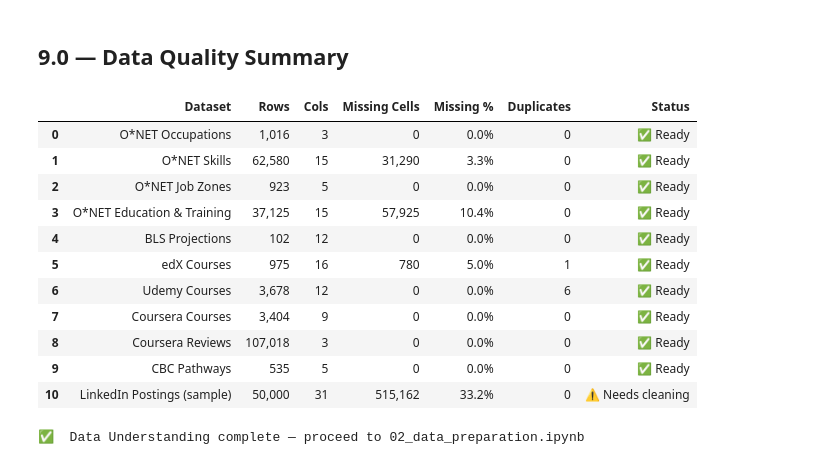
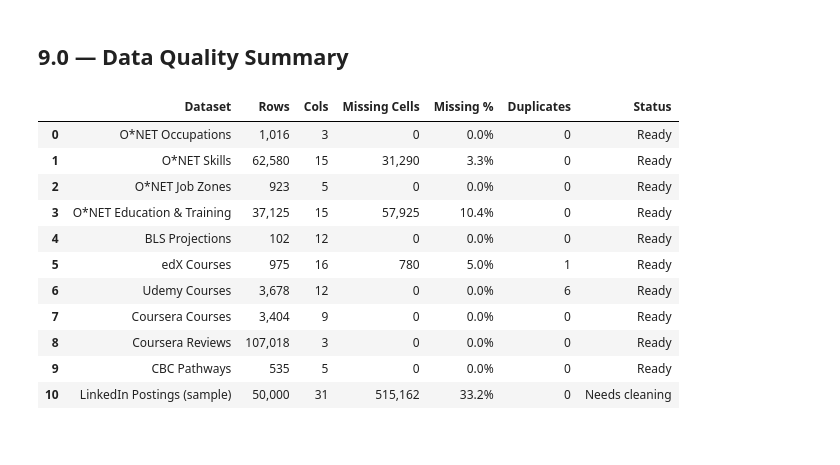
Before and after one commit to Mwanaishaali/Cap_Stone_Project, a Jupyter notebook: 01_data_understanding.ipynb, the cells around one changed output. Saved outputs shown, nothing was run; the diff lists cells and outputs as text; code cells hidden in the pictures.

```diff
--- a/01_data_understanding.ipynb
+++ b/01_data_understanding.ipynb
@@ -435,44 +433,42 @@ if 'pathway' in cbc_df.columns and 'track' in cbc_df.columns:
 loaded_dfs = {
     'O*NET Occupations':          onet_occ,
     'O*NET Skills':               onet_skills,
     'O*NET Job Zones':            onet_jz,
     'O*NET Education & Training': onet_edu,
     'BLS Projections':            bls_df,
     'edX Courses':                edx_df,
     'Udemy Courses':              udemy_df,
     'Coursera Courses':           crs_df,
     'Coursera Reviews':           rev_df,
     'CBC Pathways':               cbc_df,
 }
 if postings_df is not None:
     loaded_dfs['LinkedIn Postings (sample)'] = postings_df
 
 rows = []
 for name, df in loaded_dfs.items():
     miss_total = df.isnull().sum().sum()
     miss_pct   = miss_total / (len(df) * df.shape[1]) * 100
     rows.append({
         'Dataset':       name,
         'Rows':          f'{len(df):,}',
         'Cols':          df.shape[1],
         'Missing Cells': f'{miss_total:,}',
         'Missing %':     f'{miss_pct:.1f}%',
         'Duplicates':    f'{df.duplicated().sum():,}',
-        'Status':        '✅ Ready' if miss_pct < 30 else '⚠️ Needs cleaning'
+        'Status':        'Ready' if miss_pct < 30 else 'Needs cleaning'
     })
 display(pd.DataFrame(rows))
-print('\n✅  Data Understanding complete — proceed to 02_data_preparation.ipynb')
 # %% [output]
 |  | Dataset | Rows | Cols | Missing Cells | Missing % | Duplicates | Status |
-| 0 | O*NET Occupations | 1,016 | 3 | 0 | 0.0% | 0 | ✅ Ready |
-| 1 | O*NET Skills | 62,580 | 15 | 31,290 | 3.3% | 0 | ✅ Ready |
-| 2 | O*NET Job Zones | 923 | 5 | 0 | 0.0% | 0 | ✅ Ready |
-| 3 | O*NET Education & Training | 37,125 | 15 | 57,925 | 10.4% | 0 | ✅ Ready |
-| 4 | BLS Projections | 102 | 12 | 0 | 0.0% | 0 | ✅ Ready |
-| 5 | edX Courses | 975 | 16 | 780 | 5.0% | 1 | ✅ Ready |
-| 6 | Udemy Courses | 3,678 | 12 | 0 | 0.0% | 6 | ✅ Ready |
-| 7 | Coursera Courses | 3,404 | 9 | 0 | 0.0% | 0 | ✅ Ready |
-| 8 | Coursera Reviews | 107,018 | 3 | 0 | 0.0% | 0 | ✅ Ready |
-| 9 | CBC Pathways | 535 | 5 | 0 | 0.0% | 0 | ✅ Ready |
-| 10 | LinkedIn Postings (sample) | 50,000 | 31 | 515,162 | 33.2% | 0 | ⚠️ Needs cleaning |
+| 0 | O*NET Occupations | 1,016 | 3 | 0 | 0.0% | 0 | Ready |
+| 1 | O*NET Skills | 62,580 | 15 | 31,290 | 3.3% | 0 | Ready |
+| 2 | O*NET Job Zones | 923 | 5 | 0 | 0.0% | 0 | Ready |
+| 3 | O*NET Education & Training | 37,125 | 15 | 57,925 | 10.4% | 0 | Ready |
+| 4 | BLS Projections | 102 | 12 | 0 | 0.0% | 0 | Ready |
+| 5 | edX Courses | 975 | 16 | 780 | 5.0% | 1 | Ready |
+| 6 | Udemy Courses | 3,678 | 12 | 0 | 0.0% | 6 | Ready |
+| 7 | Coursera Courses | 3,404 | 9 | 0 | 0.0% | 0 | Ready |
+| 8 | Coursera Reviews | 107,018 | 3 | 0 | 0.0% | 0 | Ready |
+| 9 | CBC Pathways | 535 | 5 | 0 | 0.0% | 0 | Ready |
+| 10 | LinkedIn Postings (sample) | 50,000 | 31 | 515,162 | 33.2% | 0 | Needs cleaning |
-✅  Data Understanding complete — proceed to 02_data_preparation.ipynb
```
Also changed, not shown: parts of 3 cells of this notebook, 1 other file.
